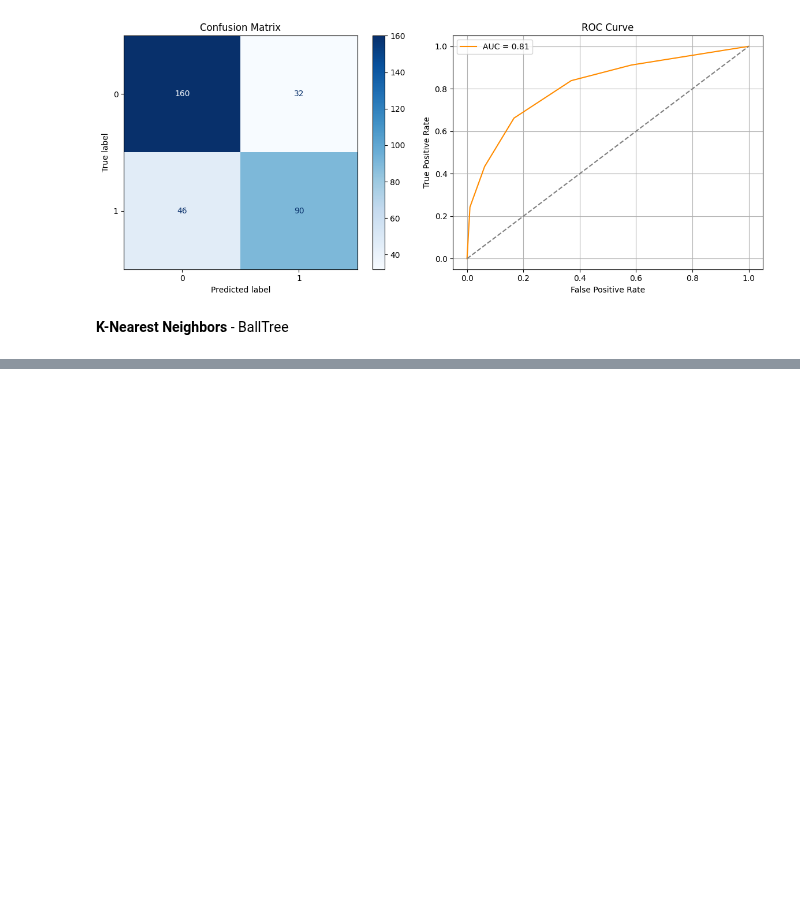
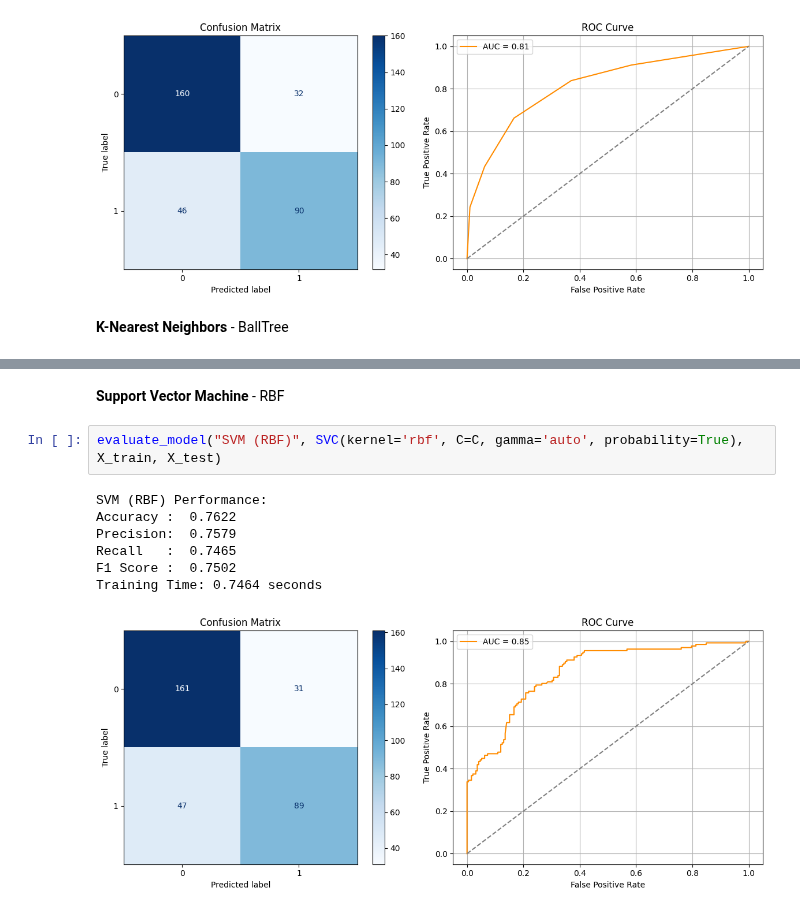
Before and after one commit to vidarshanaa15/ml-expt-3, a Jupyter notebook: Experiment-3/expt-3.ipynb, the cells around one changed output, grey strips where cells are left out. Drawn from its saved outputs; the diff is of its cells as text; blank space fills up the shorter version.

```diff
--- a/Experiment-3/expt_3.ipynb
+++ b/Experiment-3/expt-3.ipynb
@@ -204,0 +245,12 @@ Training Time: 0.0089 seconds
+# %% [markdown]
+**Support Vector Machine** - RBF
+# %%
+evaluate_model("SVM (RBF)", SVC(kernel='rbf', C=C, gamma='auto', probability=True), X_train, X_test)
+# %% [output]
+SVM (RBF) Performance:
+Accuracy :  0.7622
+Precision:  0.7579
+Recall   :  0.7465
+F1 Score :  0.7502
+Training Time: 0.7464 seconds
+[figure, added]
```
Also changed, not shown: parts of 17 cells of this notebook, 9 other files.
